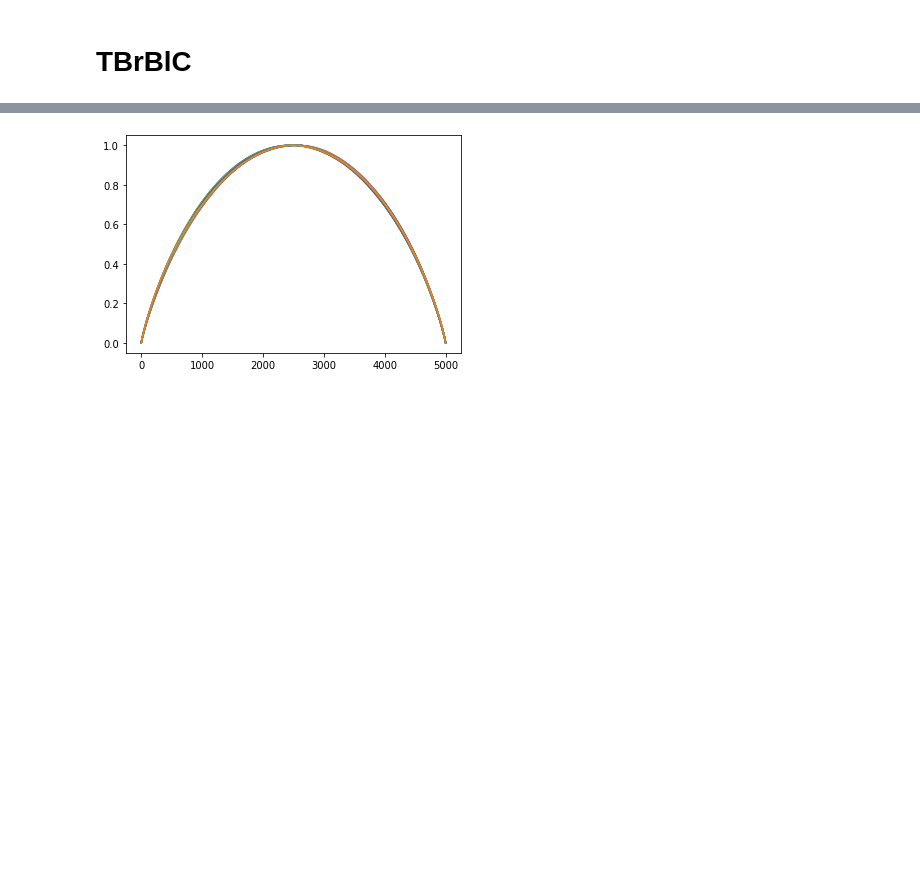
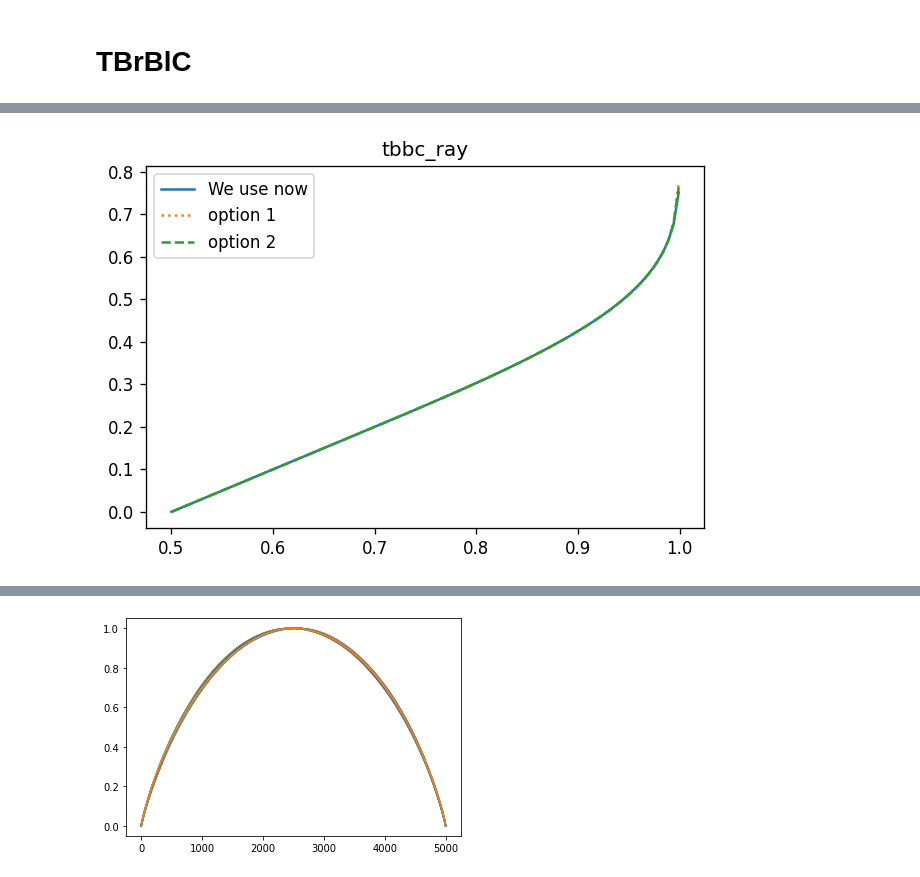
Before and after one commit to dkorzh10/general_lipschitz, a Jupyter notebook: notebooks/TBrBlC.ipynb, the cells around one changed output, grey strips where cells are left out. Drawn from its saved outputs; the diff is of its cells as text; code cells hidden in the pictures; blank space fills up the shorter version.

```diff
--- a/notebooks/TBrBlC.ipynb
+++ b/notebooks/TBrBlC.ipynb
@@ -293,3 +333,17 @@ plt.show()
+# %%
+xs = np.linspace(0.5, 1-1e-3, 100)
+our_rad = lambda h: -xi(1 - h) + xi(0.5)
+our_rad1 = lambda h: xi(h) - xi(0.5)
+our_rad2 = lambda h: (xi(h) - xi(1-h))/2
+plt.figure(dpi=120)
+plt.title(type_of_transform)
+plt.plot(xs, our_rad(xs), label='We use now')
+plt.plot(xs, our_rad1(xs), label='option 1', linestyle=":")
+plt.plot(xs, our_rad2(xs), label='option 2', linestyle="--")
+plt.legend()
+plt.show()
+# %% [output]
+[figure, added]
 # %%
 ns = 5000
 x0 = jnp.array([1.0,0.5]) #additive
```
Also changed, not shown: parts of 17 cells of this notebook, 28 other files.
